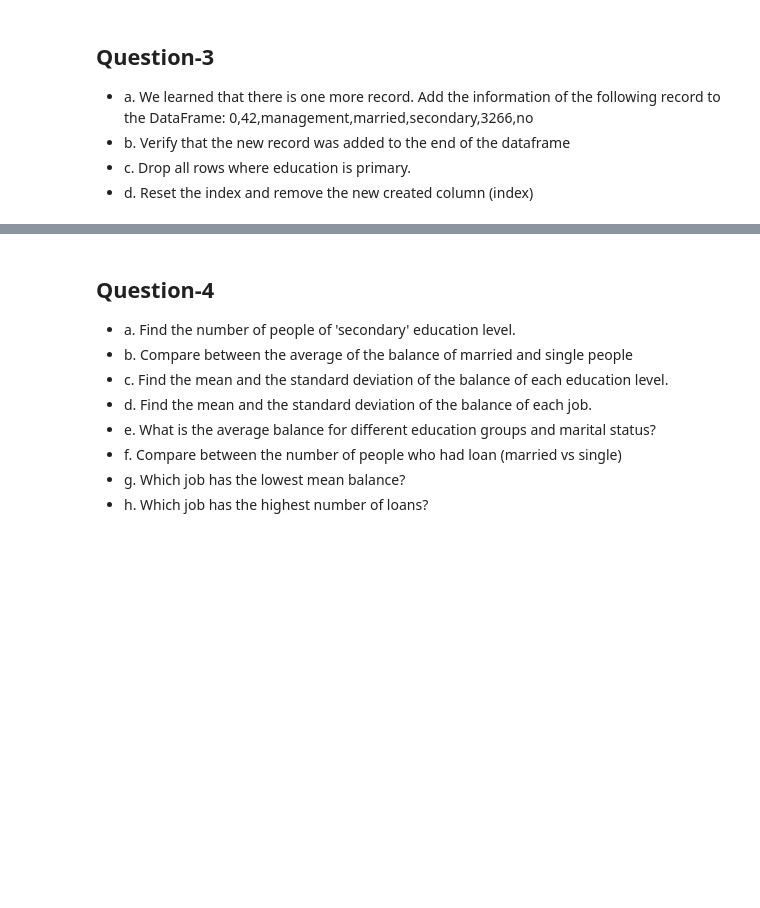
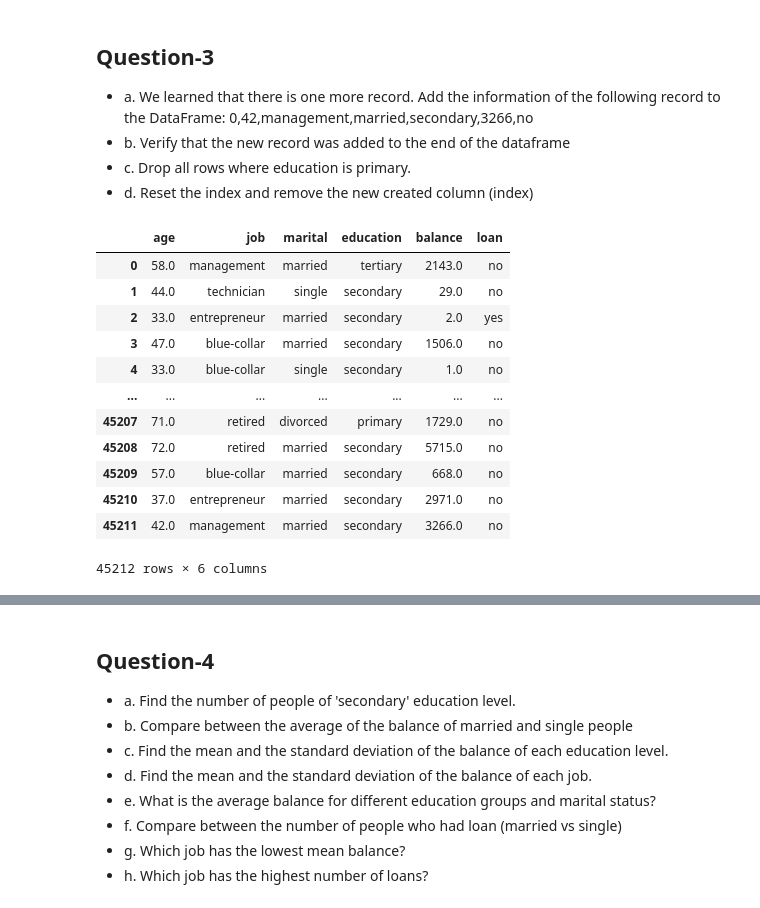
Before and after one commit to gkbichara/Programming-Tools, a Jupyter notebook: Assignment4/Assignment04.ipynb, the cells around one changed output, grey strips where cells are left out. Drawn from its saved outputs; the diff is of its cells as text; code cells hidden in the pictures; blank space fills up the shorter version.

```diff
--- a/Assignment4/Assignment04.ipynb
+++ b/Assignment4/Assignment04.ipynb
@@ -80,4 +80,31 @@ Max: 102127 Min: -8019 Mean: 1362.2720576850766
 - b. Verify that the new record was added to the end of the dataframe
 - c. Drop all rows where education is primary.
 - d. Reset the index and remove the new created column (index)
+# %%
+#### (a) Your code here
+
+needed = '42,management,married,secondary,3266,no'
+adding = needed.split(',')
+adding[0] = float(adding[0])
+adding[-2] = float(adding[-2])
+
+
+df.loc[len(df)] = adding
+
+
+df
+# %% [output]
+|  | age | job | marital | education | balance | loan |
+| 0 | 58.0 | management | married | tertiary | 2143.0 | no |
+| 1 | 44.0 | technician | single | secondary | 29.0 | no |
+| 2 | 33.0 | entrepreneur | married | secondary | 2.0 | yes |
+| 3 | 47.0 | blue-collar | married | secondary | 1506.0 | no |
+| 4 | 33.0 | blue-collar | single | secondary | 1.0 | no |
+| ... | ... | ... | ... | ... | ... | ... |
+| 45207 | 71.0 | retired | divorced | primary | 1729.0 | no |
+| 45208 | 72.0 | retired | married | secondary | 5715.0 | no |
+| 45209 | 57.0 | blue-collar | married | secondary | 668.0 | no |
+| 45210 | 37.0 | entrepreneur | married | secondary | 2971.0 | no |
+| 45211 | 42.0 | management | married | secondary | 3266.0 | no |
+45212 rows × 6 columns
 # %%
```
Also changed, not shown: parts of 13 cells of this notebook.
